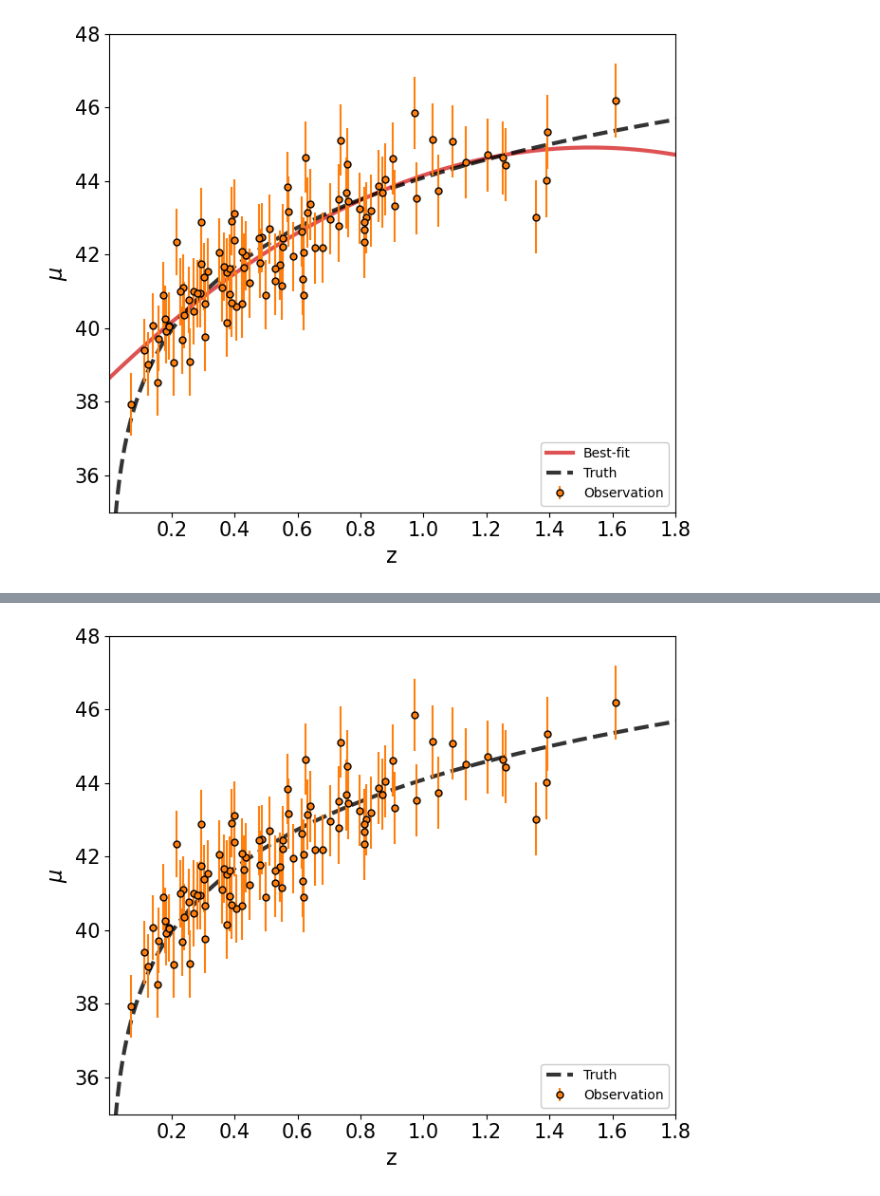
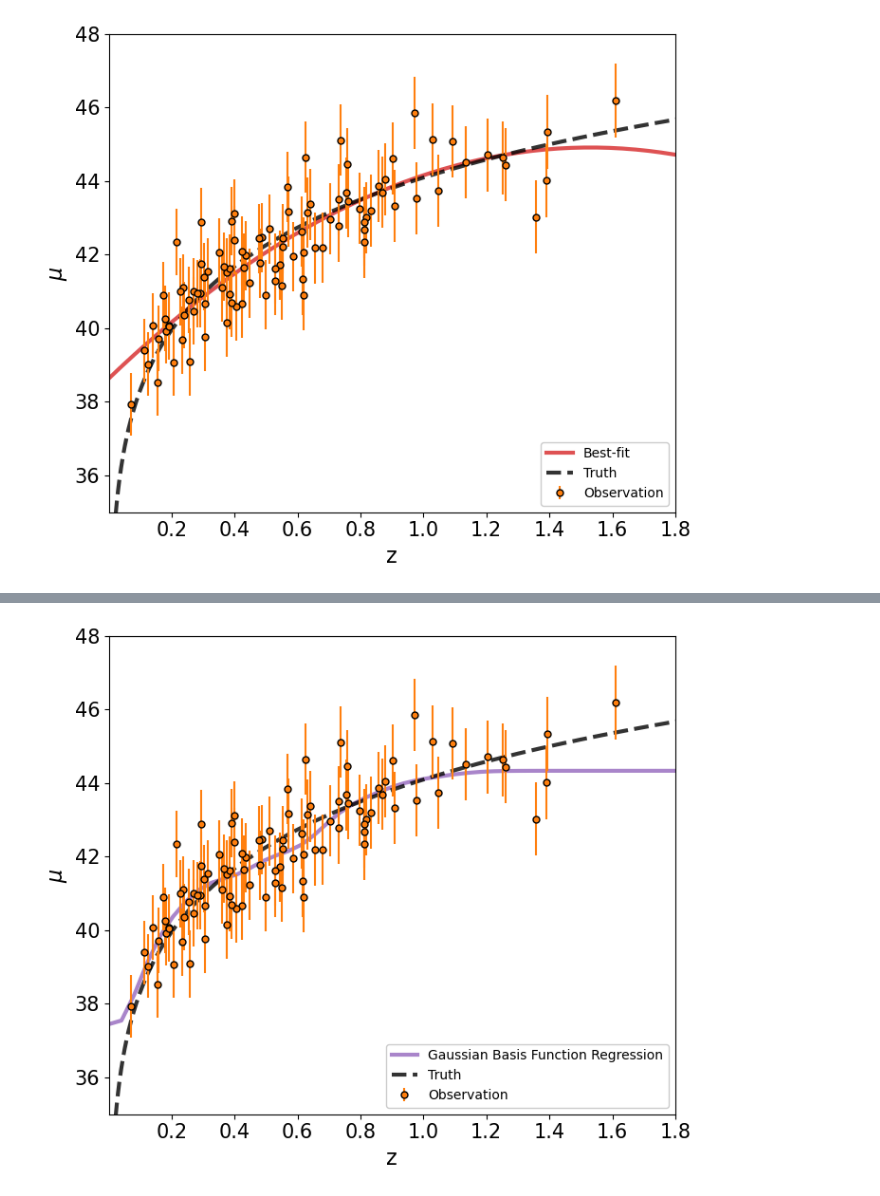
Before and after one commit to sambit-giri/AstronomyCalc, a Jupyter notebook: docs/examples/hubble_diagram.ipynb, the cells around one changed output, grey strips where cells are left out. Drawn from its saved outputs; the diff is of its cells as text; code cells hidden in the pictures.

Commit message:
hubble diagram tutorials

```diff
--- a/docs/examples/hubble_diagram.ipynb
+++ b/docs/examples/hubble_diagram.ipynb
@@ -461,7 +469,7 @@ Instead of polynomials, any catagory of basis functions, such as Gaussians and t
 # %%
 from astroML.linear_model import BasisFunctionRegression
 # %%
-mu = np.linspace(0,1,10)[:,None]
+mu = np.linspace(0,1,6)[:,None]
 sigma = 0.1
 
 model = BasisFunctionRegression('gaussian', mu=mu, sigma=sigma)
@@ -471,22 +479,22 @@ mu_basis = model.predict(zz[:,None])
 # %%
 cosmo = LambdaCDM(H0=70, Om0=0.30, Ode0=0.70, Tcmb0=0)
 z_true = np.linspace(0.01, 2, 1000)
 mu_true = cosmo.distmod(z_true)
 
 fig, ax = plt.subplots(1,1,figsize=(7,6))
 ax.errorbar(z_sample, mu_sample, yerr=dmu,
             ls=' ',
             color='C1',
             marker='o', markeredgecolor='k', markersize=5,
             label='Observation', zorder=5)
-# ax.plot(zz, mu_basis, c='C4', alpha=0.8, lw=3, label='Gaussian Basis Function Regression')
+ax.plot(zz, mu_basis, c='C4', alpha=0.8, lw=3, label='Gaussian Basis Function Regression')
 ax.plot(z_true, mu_true, c='k', alpha=0.8, lw=3, ls='--', label='Truth')
 ax.legend(loc=4, facecolor='white', framealpha=1)
 ax.set_xlabel(r'z', fontsize=16)
 ax.set_ylabel(r'$\mu$', fontsize=16)
 ax.axis([0.001,1.8,35,48])
 ax.tick_params(axis='both', which='major', labelsize=15)
 plt.tight_layout()
 plt.show()
 # %% [output]
-[figure, old version]
+[figure, new version]
```
Also changed, not shown: parts of 15 cells of this notebook, 1 other file.
